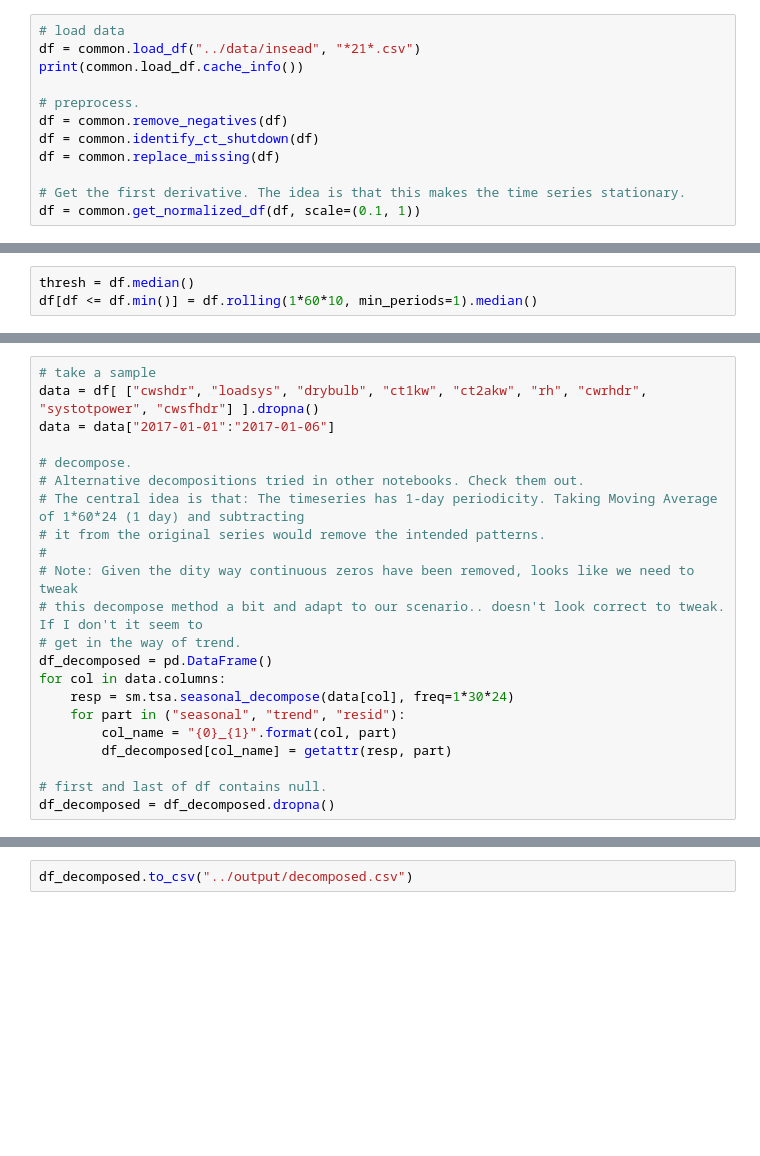
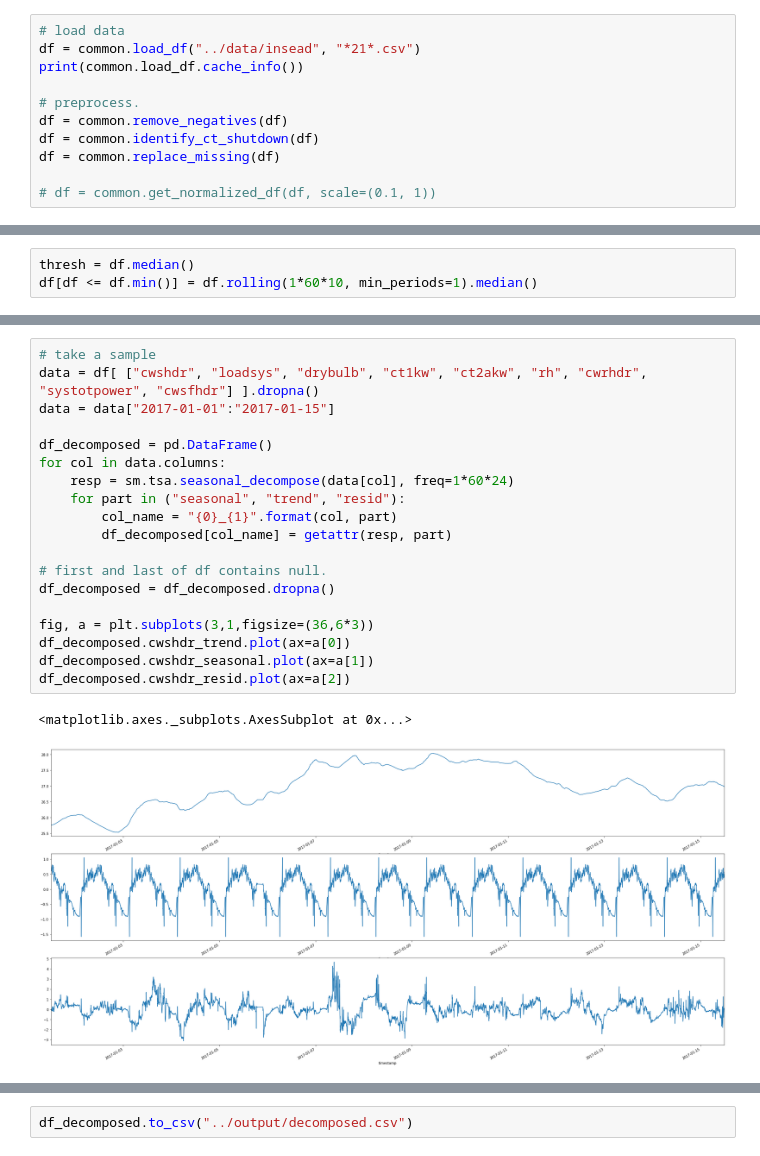
Before and after one commit to MiachelGu/chiller-plants, a Jupyter notebook: notebooks/5. Seasons and Trends.ipynb, the cells around one changed output, grey strips where cells are left out. Saved outputs shown, nothing was run; the diff lists cells and outputs as text; blank space fills up the shorter version.

```diff
--- a/notebooks/5. Seasons and Trends.ipynb
+++ b/notebooks/5. Seasons and Trends.ipynb
@@ -33,6 +31,5 @@ df = common.remove_negatives(df)
 df = common.identify_ct_shutdown(df)
 df = common.replace_missing(df)
 
-# Get the first derivative. The idea is that this makes the time series stationary.
-df = common.get_normalized_df(df, scale=(0.1, 1))
+# df = common.get_normalized_df(df, scale=(0.1, 1))
 # %% [output]
@@ -48,22 +47,22 @@ df["2017-01-05":"2017-01-05"].cwshdr.plot()
 # %%
 # take a sample
 data = df[ ["cwshdr", "loadsys", "drybulb", "ct1kw", "ct2akw", "rh", "cwrhdr", "systotpower", "cwsfhdr"] ].dropna()
-data = data["2017-01-01":"2017-01-06"]
+data = data["2017-01-01":"2017-01-15"]
 
-# decompose.
-# Alternative decompositions tried in other notebooks. Check them out.
-# The central idea is that: The timeseries has 1-day periodicity. Taking Moving Average of 1*60*24 (1 day) and subtracting
-# it from the original series would remove the intended patterns.
-#
-# Note: Given the dity way continuous zeros have been removed, looks like we need to tweak
-# this decompose method a bit and adapt to our scenario.. doesn't look correct to tweak. If I don't it seem to
-# get in the way of trend.
 df_decomposed = pd.DataFrame()
 for col in data.columns:
-    resp = sm.tsa.seasonal_decompose(data[col], freq=1*30*24)
+    resp = sm.tsa.seasonal_decompose(data[col], freq=1*60*24)
     for part in ("seasonal", "trend", "resid"):
         col_name = "{0}_{1}".format(col, part)
         df_decomposed[col_name] = getattr(resp, part)
 
 # first and last of df contains null.
 df_decomposed = df_decomposed.dropna()
+
+fig, a = plt.subplots(3,1,figsize=(36,6*3))
+df_decomposed.cwshdr_trend.plot(ax=a[0])
+df_decomposed.cwshdr_seasonal.plot(ax=a[1])
+df_decomposed.cwshdr_resid.plot(ax=a[2])
+# %% [output]
+<matplotlib.axes._subplots.AxesSubplot at 0x...>
+[figure, added]
```
Also changed, not shown: parts of 13 cells of this notebook, 7 other files.
